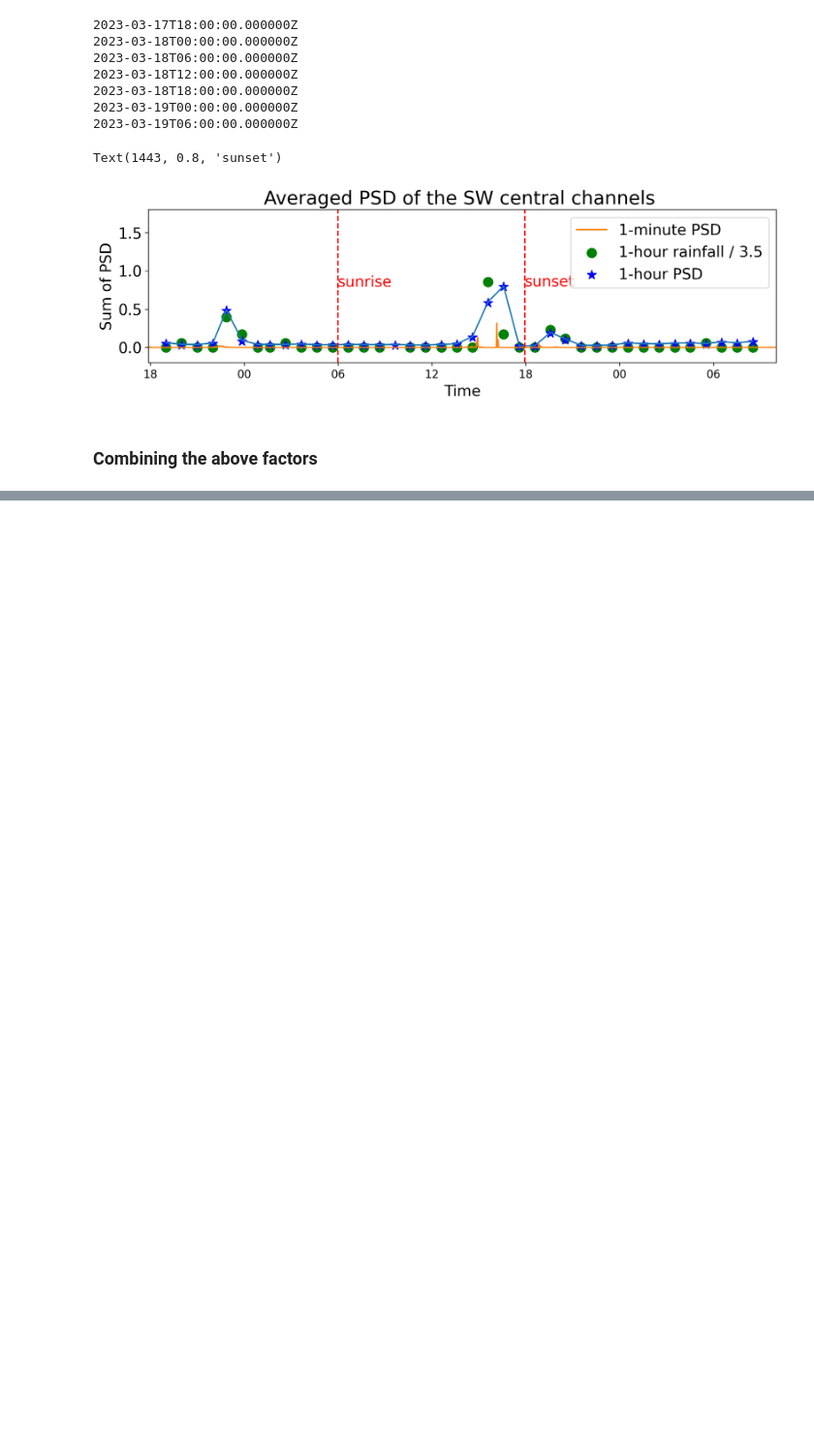
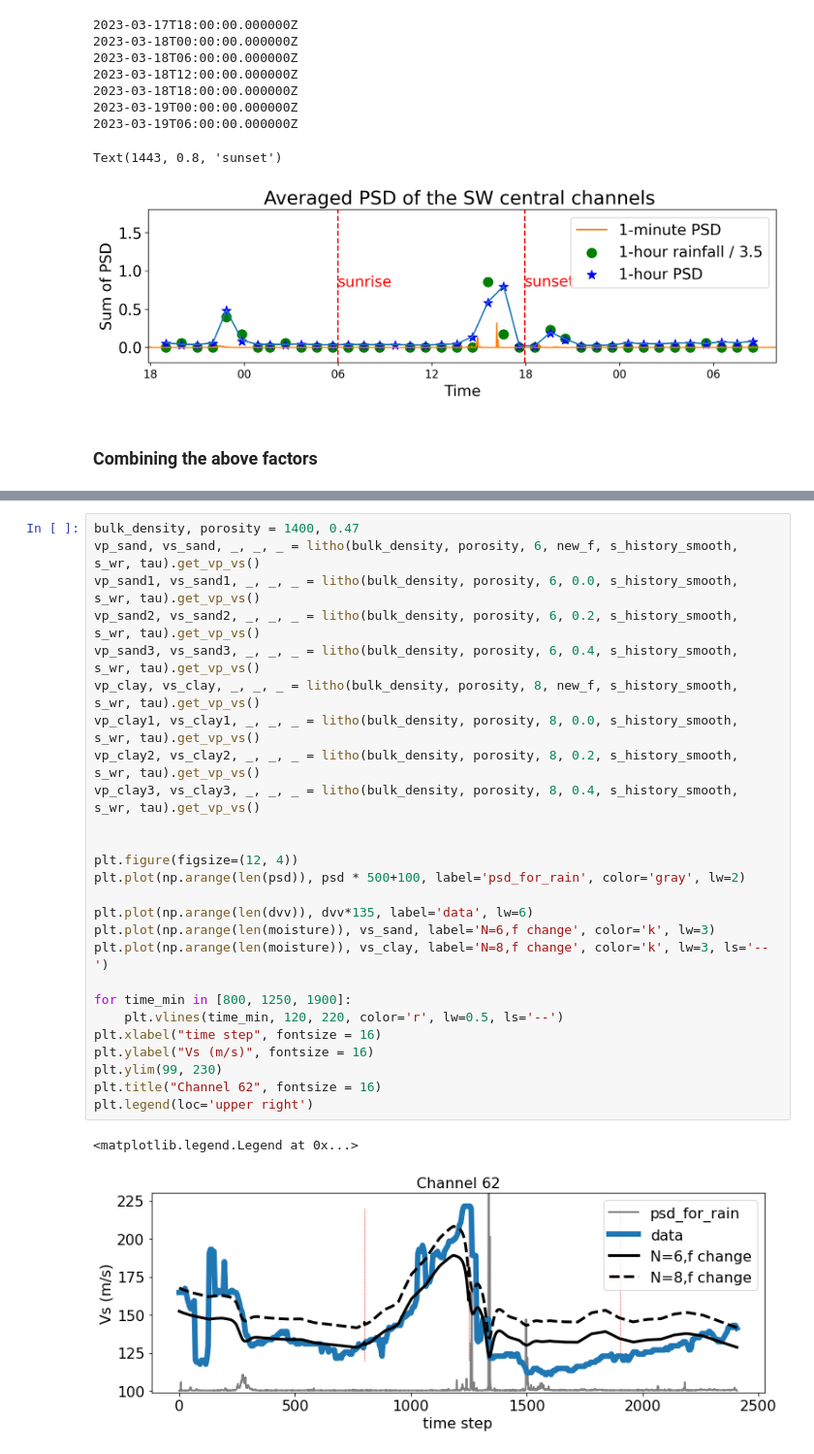
Before and after one commit to Denolle-Lab/FarmDAS, a Jupyter notebook: examples/dvv_and_model/hydrology_models.ipynb, the cells around one changed output, grey strips where cells are left out. Shown at 97% size. Saved outputs shown, nothing was run; the diff lists cells and outputs as text; blank space fills up the shorter version.

```diff
--- a/examples/dvv_and_model/hydrology_models.ipynb
+++ b/examples/dvv_and_model/hydrology_models.ipynb
@@ -370,0 +461,29 @@ plt.show()
+# %%
+bulk_density, porosity = 1400, 0.47
+vp_sand, vs_sand, _, _, _ = litho(bulk_density, porosity, 6, new_f, s_history_smooth, s_wr, tau).get_vp_vs()
+vp_sand1, vs_sand1, _, _, _ = litho(bulk_density, porosity, 6, 0.0, s_history_smooth, s_wr, tau).get_vp_vs()
+vp_sand2, vs_sand2, _, _, _ = litho(bulk_density, porosity, 6, 0.2, s_history_smooth, s_wr, tau).get_vp_vs()
+vp_sand3, vs_sand3, _, _, _ = litho(bulk_density, porosity, 6, 0.4, s_history_smooth, s_wr, tau).get_vp_vs()
+vp_clay, vs_clay, _, _, _ = litho(bulk_density, porosity, 8, new_f, s_history_smooth, s_wr, tau).get_vp_vs()
+vp_clay1, vs_clay1, _, _, _ = litho(bulk_density, porosity, 8, 0.0, s_history_smooth, s_wr, tau).get_vp_vs()
+vp_clay2, vs_clay2, _, _, _ = litho(bulk_density, porosity, 8, 0.2, s_history_smooth, s_wr, tau).get_vp_vs()
+vp_clay3, vs_clay3, _, _, _ = litho(bulk_density, porosity, 8, 0.4, s_history_smooth, s_wr, tau).get_vp_vs()
+
+
+plt.figure(figsize=(12, 4))
+plt.plot(np.arange(len(psd)), psd * 500+100, label='psd_for_rain', color='gray', lw=2)
+
+plt.plot(np.arange(len(dvv)), dvv*135, label='data', lw=6)
+plt.plot(np.arange(len(moisture)), vs_sand, label='N=6,f change', color='k', lw=3)
+plt.plot(np.arange(len(moisture)), vs_clay, label='N=8,f change', color='k', lw=3, ls='--')
+
+for time_min in [800, 1250, 1900]:
+    plt.vlines(time_min, 120, 220, color='r', lw=0.5, ls='--')
+plt.xlabel("time step", fontsize = 16)
+plt.ylabel("Vs (m/s)", fontsize = 16)
+plt.ylim(99, 230)
+plt.title("Channel 62", fontsize = 16)
+plt.legend(loc='upper right')
+# %% [output]
+<matplotlib.legend.Legend at 0x...>
+[figure, added]
```
Also changed, not shown: parts of 5 cells of this notebook.
